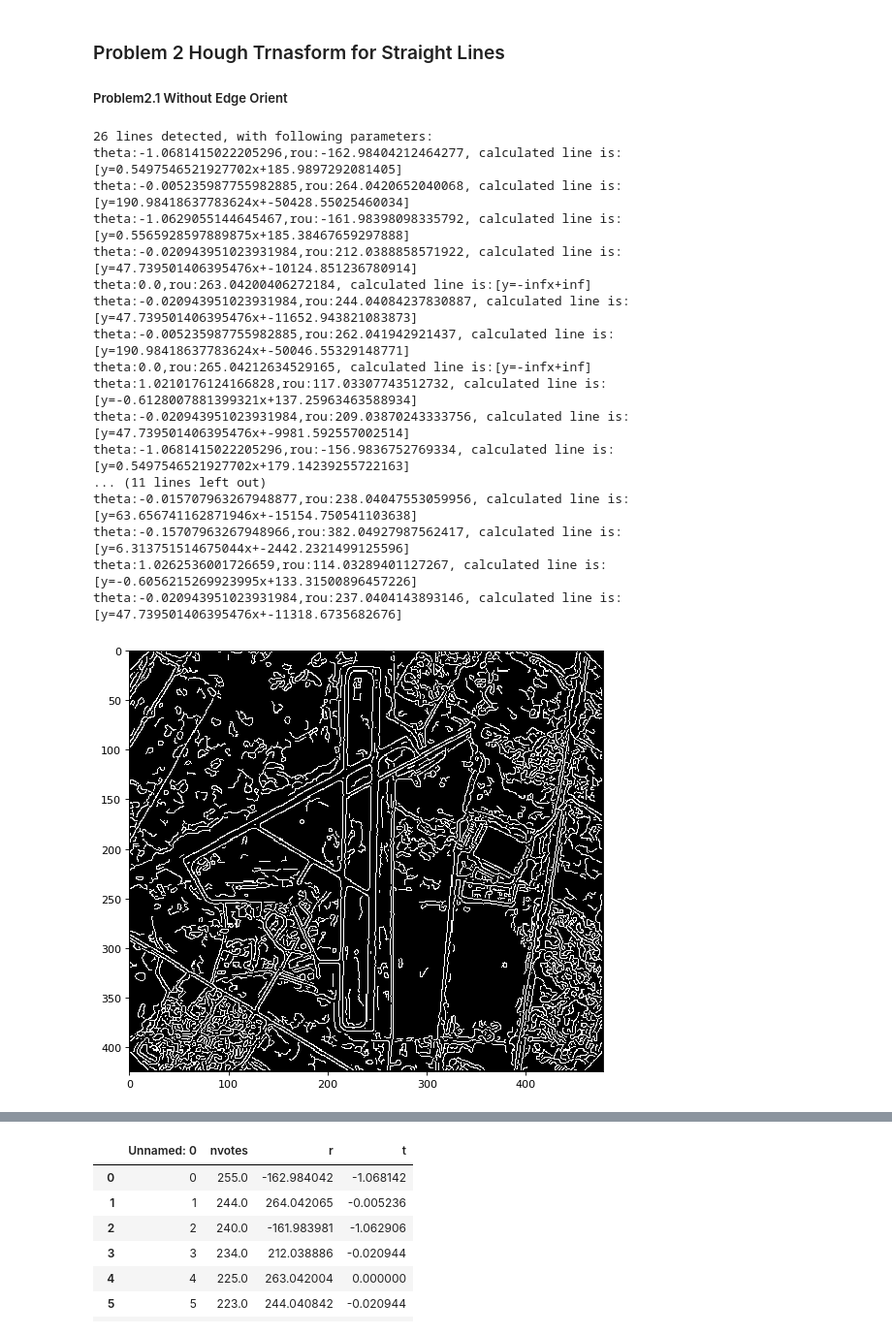
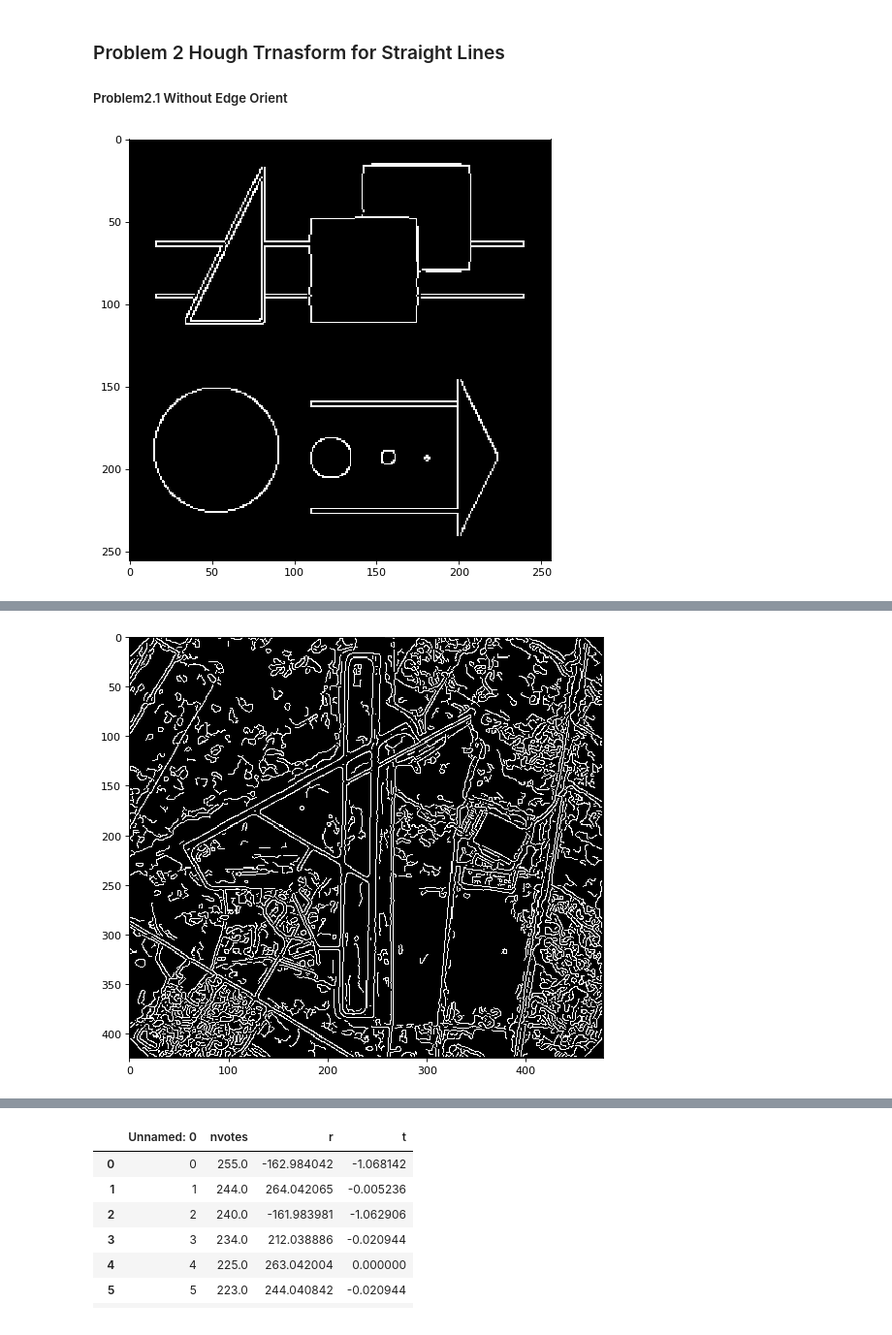
Before and after one commit to edwardchu-studio/CVHomework, a Jupyter notebook: HW3/pract/Proj2(HW3Prac).ipynb, the cells around one changed output, grey strips where cells are left out. Shown at 97% size. Drawn from its saved outputs; the diff is of its cells as text; code cells hidden in the pictures.

Commit message:
added another image for line detection

```diff
--- a/HW3/pract/Proj2(HW3Prac).ipynb
+++ b/HW3/pract/Proj2(HW3Prac).ipynb
@@ -272,50 +272,34 @@ def gaussianSmooth(img,k_size=5):
     h,w=img.shape
     kernel=gkern(kernlen=k_size)
     new_img=ndimage.filters.convolve(img,kernel)
     return new_img
 def convolve2d(img,size=2):
     kernel=np.ones((size,size))
     return ndimage.filters.convolve(img,kernel)
 def maxPooling(img,size=2):
     return skimage.measure.block_reduce(img, (size,size), np.max)
 
 def displayLine(img):
     lines,sketch =detectLine(img)
-    print("{} lines detected, with following parameters:".format(len(lines)))
+#     print("{} lines detected, with following parameters:".format(len(lines)))
     ab=[]
     for t,r in lines:
         ab.append((-1/np.tan(t),r/np.sin(t)))
-        print("theta:{},rou:{}, calculated line is:[y={}x+{}]".format(t,r,-1/np.tan(t),r/np.sin(t)))
+#         print("theta:{},rou:{}, calculated line is:[y={}x+{}]".format(t,r,-1/np.tan(t),r/np.sin(t)))
     h,w=img.shape
 #     print(h,w)
     x=np.linspace(num=w,start=0,stop=w)
     plt.figure(figsize=(8, 6), dpi=80, facecolor='w', edgecolor='k')
     plt.subplot(111)
     plt.axis([0,w,0,h])
     plt.imshow(img[::-1],cmap='gray')
 
     plt.tight_layout()
 
     for a,b in ab:
         plt.plot(a*x+b,'-.')
 # img2O=np.arctan(derive_x(img2)/derive_y(img2))
+displayLine(img2)
 displayLine(img3)
 # %% [output]
-26 lines detected, with following parameters:
-theta:-1.0681415022205296,rou:-162.98404212464277, calculated line is:[y=0.5497546521927702x+185.9897292081405]
-theta:-0.005235987755982885,rou:264.0420652040068, calculated line is:[y=190.98418637783624x+-50428.55025460034]
-theta:-1.0629055144645467,rou:-161.98398098335792, calculated line is:[y=0.5565928597889875x+185.38467659297888]
-theta:-0.020943951023931984,rou:212.0388858571922, calculated line is:[y=47.739501406395476x+-10124.851236780914]
-theta:0.0,rou:263.04200406272184, calculated line is:[y=-infx+inf]
-theta:-0.020943951023931984,rou:244.04084237830887, calculated line is:[y=47.739501406395476x+-11652.943821083873]
-theta:-0.005235987755982885,rou:262.041942921437, calculated line is:[y=190.98418637783624x+-50046.55329148771]
-theta:0.0,rou:265.04212634529165, calculated line is:[y=-infx+inf]
-theta:1.0210176124166828,rou:117.03307743512732, calculated line is:[y=-0.6128007881399321x+137.25963463588934]
-theta:-0.020943951023931984,rou:209.03870243333756, calculated line is:[y=47.739501406395476x+-9981.592557002514]
-theta:-1.0681415022205296,rou:-156.9836752769334, calculated line is:[y=0.5497546521927702x+179.14239255722163]
-... (11 lines left out)
-theta:-0.015707963267948877,rou:238.04047553059956, calculated line is:[y=63.656741162871946x+-15154.750541103638]
-theta:-0.15707963267948966,rou:382.04927987562417, calculated line is:[y=6.313751514675044x+-2442.2321499125596]
-theta:1.0262536001726659,rou:114.03289401127267, calculated line is:[y=-0.6056215269923995x+133.31500896457226]
-theta:-0.020943951023931984,rou:237.0404143893146, calculated line is:[y=47.739501406395476x+-11318.6735682676]
-[figure, old version]
+[figure, new version]
@@ -323,0 +308 @@ theta:-0.020943951023931984,rou:237.0404143893146, calculated line is:[y=47.7395
+[figure, added]
```
Also changed, not shown: parts of 2 cells of this notebook, 1 other file.
